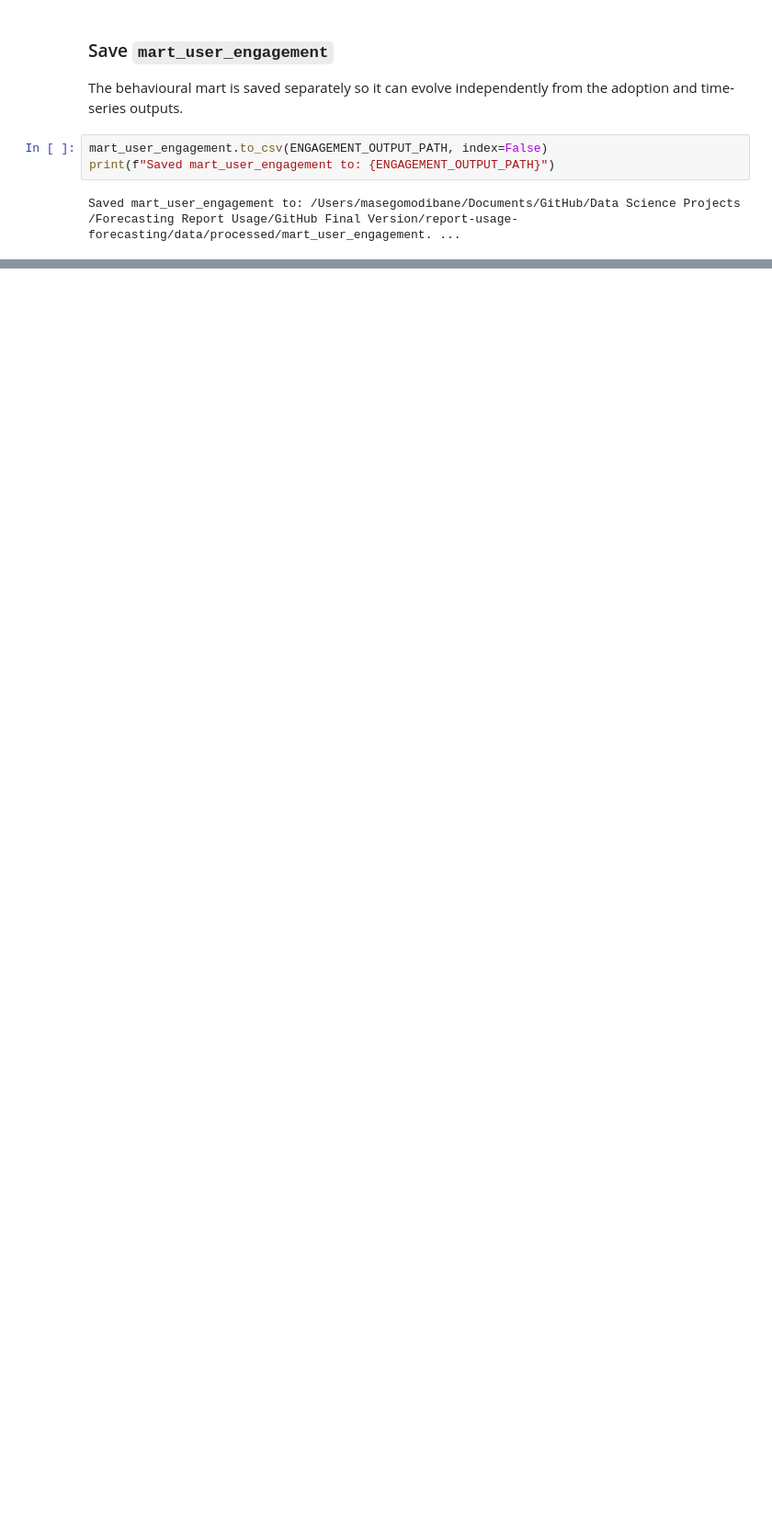
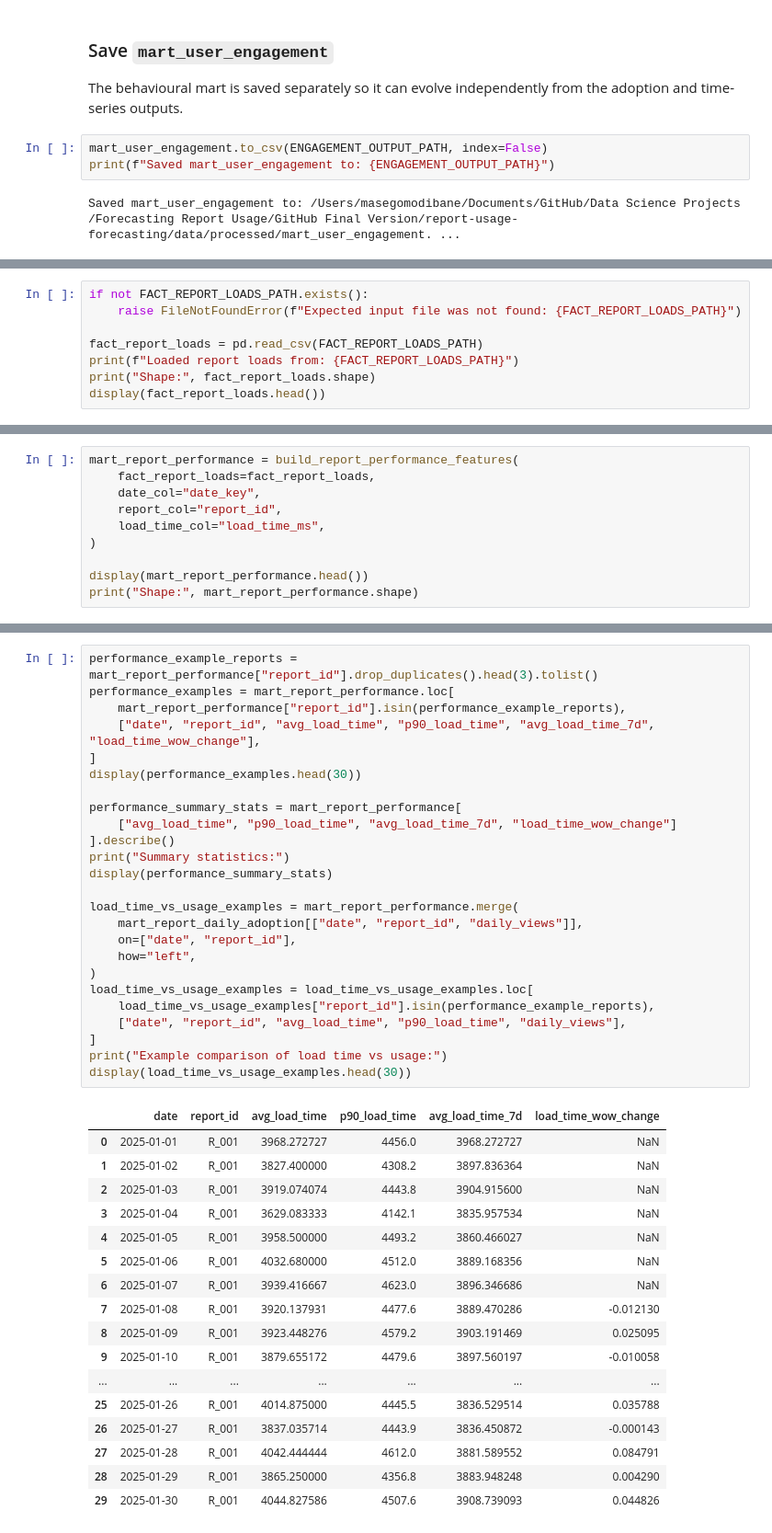
Before and after one commit to MasegoM94/report-usage-forecasting, a Jupyter notebook: notebooks/05_feature_engineering.ipynb, the cells around one changed output, grey strips where cells are left out. Shown at 92% size. Cells and saved outputs as stored; diff of their text form; blank space fills up the shorter version.

Commit message:
Adding the performance features

```diff
--- a/notebooks/05_feature_engineering.ipynb
+++ b/notebooks/05_feature_engineering.ipynb
@@ -534,0 +552,8 @@ Saved mart_user_engagement to: /Users/masegomodibane/Documents/GitHub/Data Scien
+# %%
+if not FACT_REPORT_LOADS_PATH.exists():
+    raise FileNotFoundError(f"Expected input file was not found: {FACT_REPORT_LOADS_PATH}")
+
+fact_report_loads = pd.read_csv(FACT_REPORT_LOADS_PATH)
+print(f"Loaded report loads from: {FACT_REPORT_LOADS_PATH}")
+print("Shape:", fact_report_loads.shape)
+display(fact_report_loads.head())
@@ -534,0 +573,10 @@ Saved mart_user_engagement to: /Users/masegomodibane/Documents/GitHub/Data Scien
+# %%
+mart_report_performance = build_report_performance_features(
+    fact_report_loads=fact_report_loads,
+    date_col="date_key",
+    report_col="report_id",
+    load_time_col="load_time_ms",
+)
+
+display(mart_report_performance.head())
+print("Shape:", mart_report_performance.shape)
@@ -534,0 +642,43 @@ Saved mart_user_engagement to: /Users/masegomodibane/Documents/GitHub/Data Scien
+# %%
+performance_example_reports = mart_report_performance["report_id"].drop_duplicates().head(3).tolist()
+performance_examples = mart_report_performance.loc[
+    mart_report_performance["report_id"].isin(performance_example_reports),
+    ["date", "report_id", "avg_load_time", "p90_load_time", "avg_load_time_7d", "load_time_wow_change"],
+]
+display(performance_examples.head(30))
+
+performance_summary_stats = mart_report_performance[
+    ["avg_load_time", "p90_load_time", "avg_load_time_7d", "load_time_wow_change"]
+].describe()
+print("Summary statistics:")
+display(performance_summary_stats)
+
+load_time_vs_usage_examples = mart_report_performance.merge(
+    mart_report_daily_adoption[["date", "report_id", "daily_views"]],
+    on=["date", "report_id"],
+    how="left",
+)
+load_time_vs_usage_examples = load_time_vs_usage_examples.loc[
+    load_time_vs_usage_examples["report_id"].isin(performance_example_reports),
+    ["date", "report_id", "avg_load_time", "p90_load_time", "daily_views"],
+]
+print("Example comparison of load time vs usage:")
+display(load_time_vs_usage_examples.head(30))
+# %% [output]
+|  | date | report_id | avg_load_time | p90_load_time | avg_load_time_7d | load_time_wow_change |
+| 0 | 2025-01-01 | R_001 | 3968.272727 | 4456.0 | 3968.272727 | NaN |
+| 1 | 2025-01-02 | R_001 | 3827.400000 | 4308.2 | 3897.836364 | NaN |
+| 2 | 2025-01-03 | R_001 | 3919.074074 | 4443.8 | 3904.915600 | NaN |
+| 3 | 2025-01-04 | R_001 | 3629.083333 | 4142.1 | 3835.957534 | NaN |
+| 4 | 2025-01-05 | R_001 | 3958.500000 | 4493.2 | 3860.466027 | NaN |
+| 5 | 2025-01-06 | R_001 | 4032.680000 | 4512.0 | 3889.168356 | NaN |
+| 6 | 2025-01-07 | R_001 | 3939.416667 | 4623.0 | 3896.346686 | NaN |
+| 7 | 2025-01-08 | R_001 | 3920.137931 | 4477.6 | 3889.470286 | -0.012130 |
+| 8 | 2025-01-09 | R_001 | 3923.448276 | 4579.2 | 3903.191469 | 0.025095 |
+| 9 | 2025-01-10 | R_001 | 3879.655172 | 4479.6 | 3897.560197 | -0.010058 |
+| ... | ... | ... | ... | ... | ... | ... |
+| 25 | 2025-01-26 | R_001 | 4014.875000 | 4445.5 | 3836.529514 | 0.035788 |
+| 26 | 2025-01-27 | R_001 | 3837.035714 | 4443.9 | 3836.450872 | -0.000143 |
+| 27 | 2025-01-28 | R_001 | 4042.444444 | 4612.0 | 3881.589552 | 0.084791 |
+| 28 | 2025-01-29 | R_001 | 3865.250000 | 4356.8 | 3883.948248 | 0.004290 |
+| 29 | 2025-01-30 | R_001 | 4044.827586 | 4507.6 | 3908.739093 | 0.044826 |
```
Also changed, not shown: parts of 12 cells of this notebook, 2 other files.
